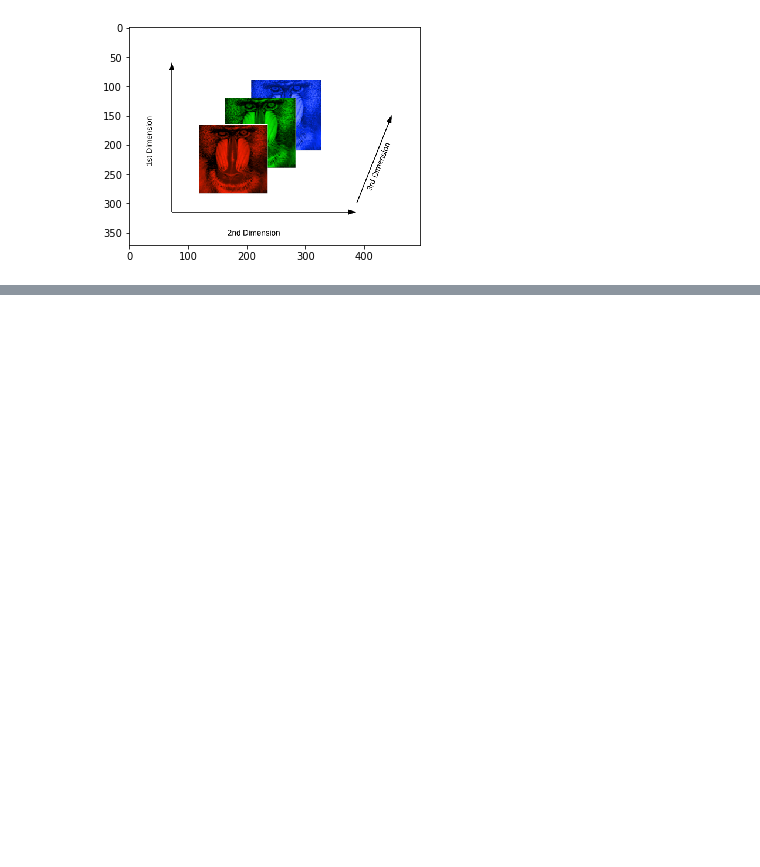
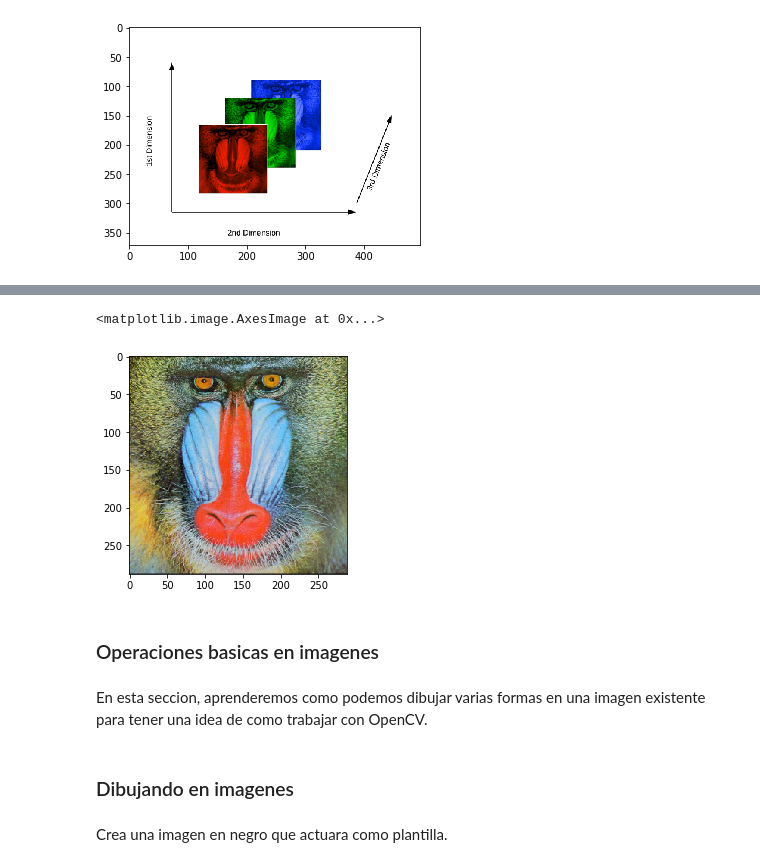
Before and after one commit to Visary12/IA-Clase-M5, a Jupyter notebook: Practica OpenCV.ipynb, the cells around one changed output, grey strips where cells are left out. Drawn from its saved outputs; the diff is of its cells as text; code cells hidden in the pictures; blank space fills up the shorter version.

Commit message:
Practica OpenCV terminada

```diff
--- a/Practica OpenCV.ipynb
+++ b/Practica OpenCV.ipynb
@@ -80,0 +118,14 @@ plt.show()
+# %%
+img_rgb = cv2.cvtColor(img_raw, cv2.COLOR_BGR2RGB)
+plt.imshow(img_rgb)
+# %% [output]
+<matplotlib.image.AxesImage at 0x...>
+[figure, added]
+# %% [markdown]
+### Operaciones basicas en imagenes
+# %% [markdown]
+En esta seccion, aprenderemos como podemos dibujar varias formas en una imagen existente para tener una idea de como trabajar con OpenCV.
+# %% [markdown]
+### Dibujando en imagenes
+# %% [markdown]
+Crea una imagen en negro que actuara como plantilla.
```
Also changed, not shown: parts of 38 cells of this notebook.
